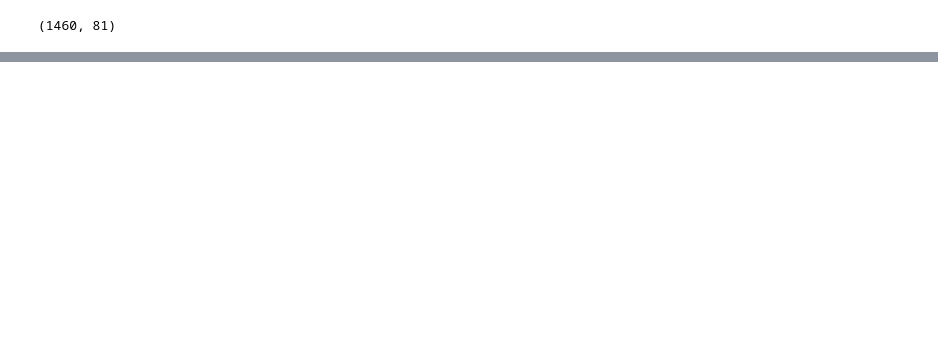
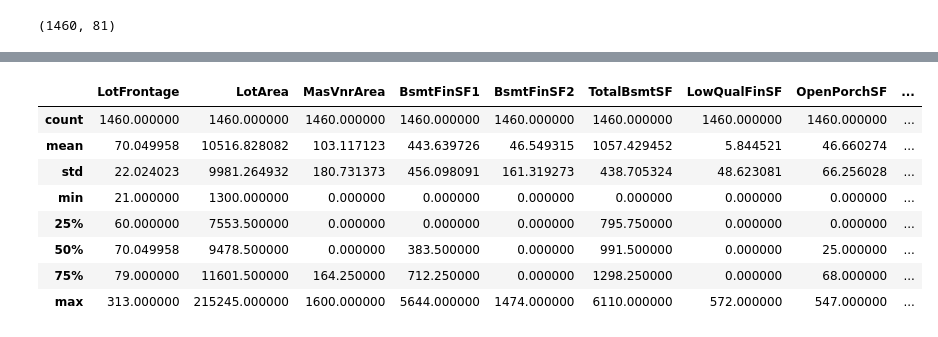
Before and after one commit to camilamustard/Data-corner--Prediction, a Jupyter notebook: Notebook do projeto final data corner.ipynb, the cells around one changed output, grey strips where cells are left out. Cells and saved outputs as stored; diff of their text form; code cells hidden in the pictures; blank space fills up the shorter version.

```diff
--- a/Notebook do projeto final data corner.ipynb
+++ b/Notebook do projeto final data corner.ipynb
@@ -563,0 +190,3 @@ df.shape
+# %%
+for col in actually_ok_categorical:
+    df[col] = df[col].mask(df[col].isna(), 'NA')
@@ -563,0 +306,3 @@ df.shape
+# %%
+num_outliers = [col for col in numerical if (3 * df[col].quantile(0.95)) < (df[col].max())]
+num_outliers
@@ -563,0 +322,12 @@ df.shape
+# %%
+df[num_outliers].describe()
+# %% [output]
+|  | LotFrontage | LotArea | MasVnrArea | BsmtFinSF1 | BsmtFinSF2 | TotalBsmtSF | LowQualFinSF | OpenPorchSF | ... |
+| count | 1460.000000 | 1460.000000 | 1460.000000 | 1460.000000 | 1460.000000 | 1460.000000 | 1460.000000 | 1460.000000 | ... |
+| mean | 70.049958 | 10516.828082 | 103.117123 | 443.639726 | 46.549315 | 1057.429452 | 5.844521 | 46.660274 | ... |
+| std | 22.024023 | 9981.264932 | 180.731373 | 456.098091 | 161.319273 | 438.705324 | 48.623081 | 66.256028 | ... |
+| min | 21.000000 | 1300.000000 | 0.000000 | 0.000000 | 0.000000 | 0.000000 | 0.000000 | 0.000000 | ... |
+| 25% | 60.000000 | 7553.500000 | 0.000000 | 0.000000 | 0.000000 | 795.750000 | 0.000000 | 0.000000 | ... |
+| 50% | 70.049958 | 9478.500000 | 0.000000 | 383.500000 | 0.000000 | 991.500000 | 0.000000 | 25.000000 | ... |
+| 75% | 79.000000 | 11601.500000 | 164.250000 | 712.250000 | 0.000000 | 1298.250000 | 0.000000 | 68.000000 | ... |
+| max | 313.000000 | 215245.000000 | 1600.000000 | 5644.000000 | 1474.000000 | 6110.000000 | 572.000000 | 547.000000 | ... |
```
Also changed, not shown: parts of 69 cells of this notebook.
